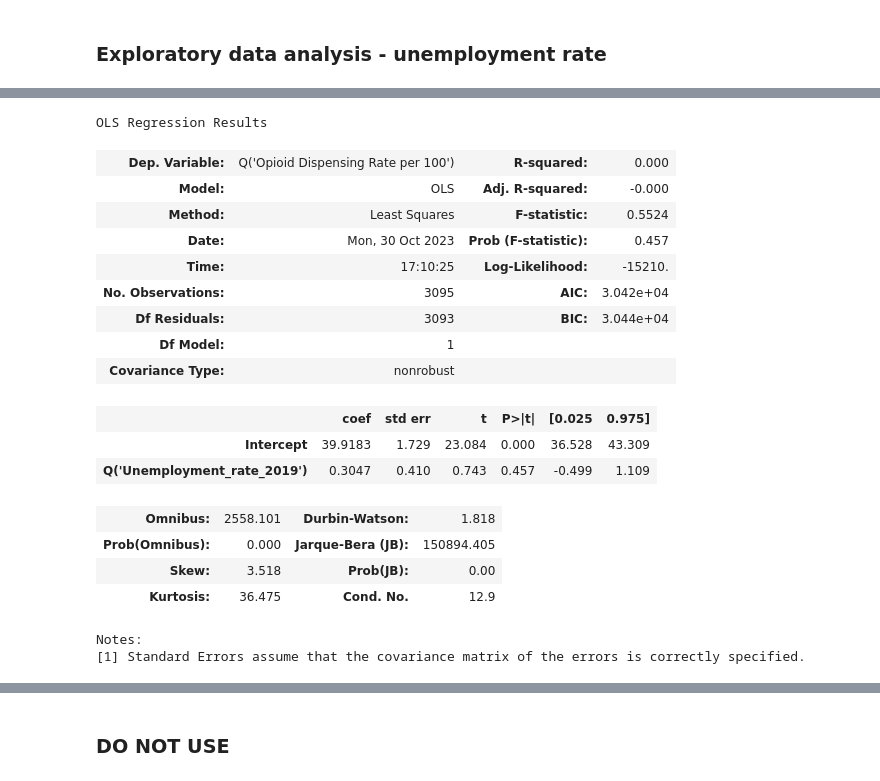
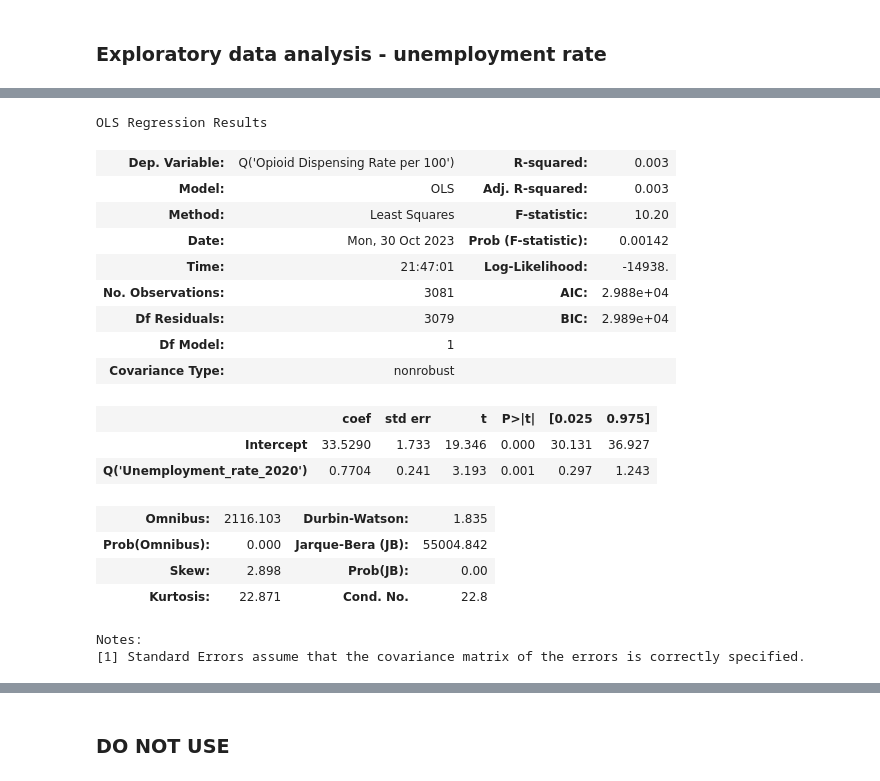
Before and after one commit to Ludougan123234/624-project, a Jupyter notebook: exp_opioid randy.ipynb, the cells around one changed output, grey strips where cells are left out. Cells and saved outputs as stored; diff of their text form; code cells hidden in the pictures.

```diff
--- a/exp_opioid randy.ipynb
+++ b/exp_opioid randy.ipynb
@@ -78,17 +78,25 @@ death_df = death_df.drop(columns="Notes").dropna()
 REFRESH_OPIOID_SOURCE = False
 
 if REFRESH_OPIOID_SOURCE:
-    for i in range(2006, 2019):
+    for i in range(2006, 2021):
         print(f"at: {i}")
-        df = pd.read_html(f"https://www.cdc.gov/drugoverdose/rxrate-maps/county{i}.html")[0]
-        df['year'] = i
+        df = pd.read_html(
+            f"https://www.cdc.gov/drugoverdose/rxrate-maps/county{i}.html"
+        )[0]
+        df["year"] = i
         df.to_csv(f"./data/opioid_rx/{i}.csv")
 
-l = [pd.read_csv(f"./data/opioid_rx/{file}") for file in os.listdir("./data/opioid_rx")]
+l = [
+    pd.read_csv(f"./data/opioid_rx/{file}")
+    for file in os.listdir("./data/opioid_rx")
+    if file[-3:] == "csv"
+]
 df = pd.concat(l)
 # df = pd.concat(l)
+df["year"] = df["year"].fillna(2020)
 df["Opioid Dispensing Rate per 100"] = (
     df["Opioid Dispensing Rate per 100"].replace("–", np.nan).astype("float32")
 )
+df['County FIPS Code'] = np.where((df['year'] == 2020), df['State_County FIPS Code'], df['County FIPS Code'])
 df
 # %% [output]
@@ -375,0 +390,17 @@ unemp_dispense['Unemployment_rate_2019'] = unemp_dispense['Unemployment_rate_201
+# %%
+y = 2020
+
+df_sub = df.query(f"year == {y}").drop("Unnamed: 0", axis=1)
+df_sub['County FIPS Code'] = df_sub['County FIPS Code'].astype("int").astype("str")
+df_sub['County FIPS Code'] = df_sub['County FIPS Code'].str.pad(5, side = "left", fillchar='0')
+
+unemp_dispense = (
+    df_sub.merge(
+        unemp_df.loc[:, unemp_df.columns.str.contains(f"FIPS|Unemployment_rate_{y}")],
+        how="left",
+        right_on = "FIPS_Code",
+        left_on = "County FIPS Code"
+    )
+)
+
+unemp_dispense.plot(x = "Opioid Dispensing Rate per 100", y = f"Unemployment_rate_{y}", kind = 'scatter');
@@ -376,22 +409,23 @@ unemp_dispense['Unemployment_rate_2019'] = unemp_dispense['Unemployment_rate_201
 # %%
-smf.ols(formula = "Q('Opioid Dispensing Rate per 100') ~ Q('Unemployment_rate_2019')", data=unemp_dispense).fit().summary()
+unemp_dispense[f'Unemployment_rate_{y}'] = unemp_dispense[f'Unemployment_rate_{y}'].astype("float")
+smf.ols(formula = f"Q('Opioid Dispensing Rate per 100') ~ Q('Unemployment_rate_{y}')", data=unemp_dispense).fit().summary()
 # %% [output]
 OLS Regression Results
-| Dep. Variable: | Q('Opioid Dispensing Rate per 100') | R-squared: | 0.000 |
-| Model: | OLS | Adj. R-squared: | -0.000 |
-| Method: | Least Squares | F-statistic: | 0.5524 |
-| Date: | Mon, 30 Oct 2023 | Prob (F-statistic): | 0.457 |
-| Time: | 17:10:25 | Log-Likelihood: | -15210. |
-| No. Observations: | 3095 | AIC: | 3.042e+04 |
-| Df Residuals: | 3093 | BIC: | 3.044e+04 |
+| Dep. Variable: | Q('Opioid Dispensing Rate per 100') | R-squared: | 0.003 |
+| Model: | OLS | Adj. R-squared: | 0.003 |
+| Method: | Least Squares | F-statistic: | 10.20 |
+| Date: | Mon, 30 Oct 2023 | Prob (F-statistic): | 0.00142 |
+| Time: | 21:47:01 | Log-Likelihood: | -14938. |
+| No. Observations: | 3081 | AIC: | 2.988e+04 |
+| Df Residuals: | 3079 | BIC: | 2.989e+04 |
 | Df Model: | 1 |  |  |
 | Covariance Type: | nonrobust |  |  |
 |  | coef | std err | t | P>|t| | [0.025 | 0.975] |
-| Intercept | 39.9183 | 1.729 | 23.084 | 0.000 | 36.528 | 43.309 |
-| Q('Unemployment_rate_2019') | 0.3047 | 0.410 | 0.743 | 0.457 | -0.499 | 1.109 |
+| Intercept | 33.5290 | 1.733 | 19.346 | 0.000 | 30.131 | 36.927 |
+| Q('Unemployment_rate_2020') | 0.7704 | 0.241 | 3.193 | 0.001 | 0.297 | 1.243 |
-| Omnibus: | 2558.101 | Durbin-Watson: | 1.818 |
-| Prob(Omnibus): | 0.000 | Jarque-Bera (JB): | 150894.405 |
-| Skew: | 3.518 | Prob(JB): | 0.00 |
-| Kurtosis: | 36.475 | Cond. No. | 12.9 |
+| Omnibus: | 2116.103 | Durbin-Watson: | 1.835 |
+| Prob(Omnibus): | 0.000 | Jarque-Bera (JB): | 55004.842 |
+| Skew: | 2.898 | Prob(JB): | 0.00 |
+| Kurtosis: | 22.871 | Cond. No. | 22.8 |
 Notes:
 [1] Standard Errors assume that the covariance matrix of the errors is correctly specified.
```
Also changed, not shown: parts of 14 cells of this notebook.
